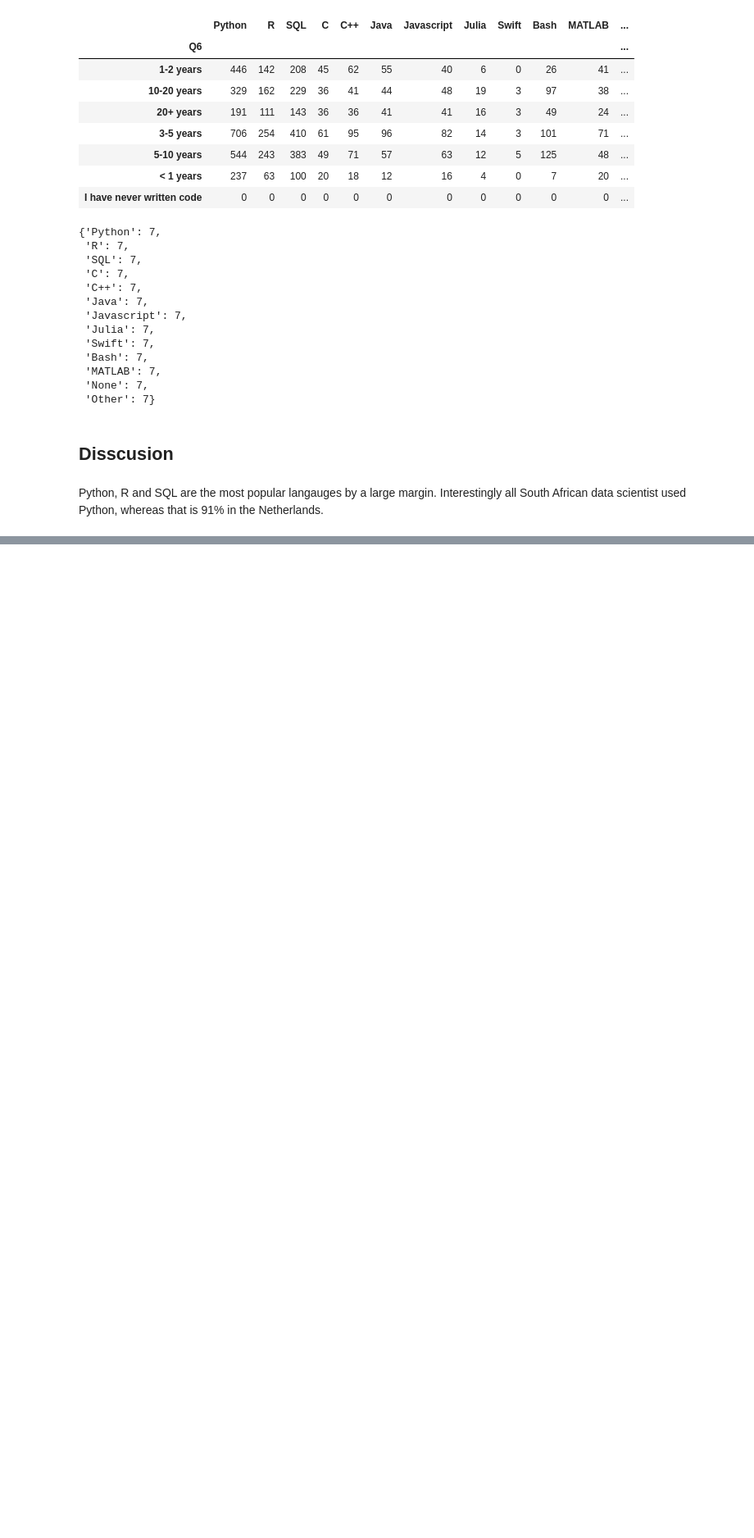
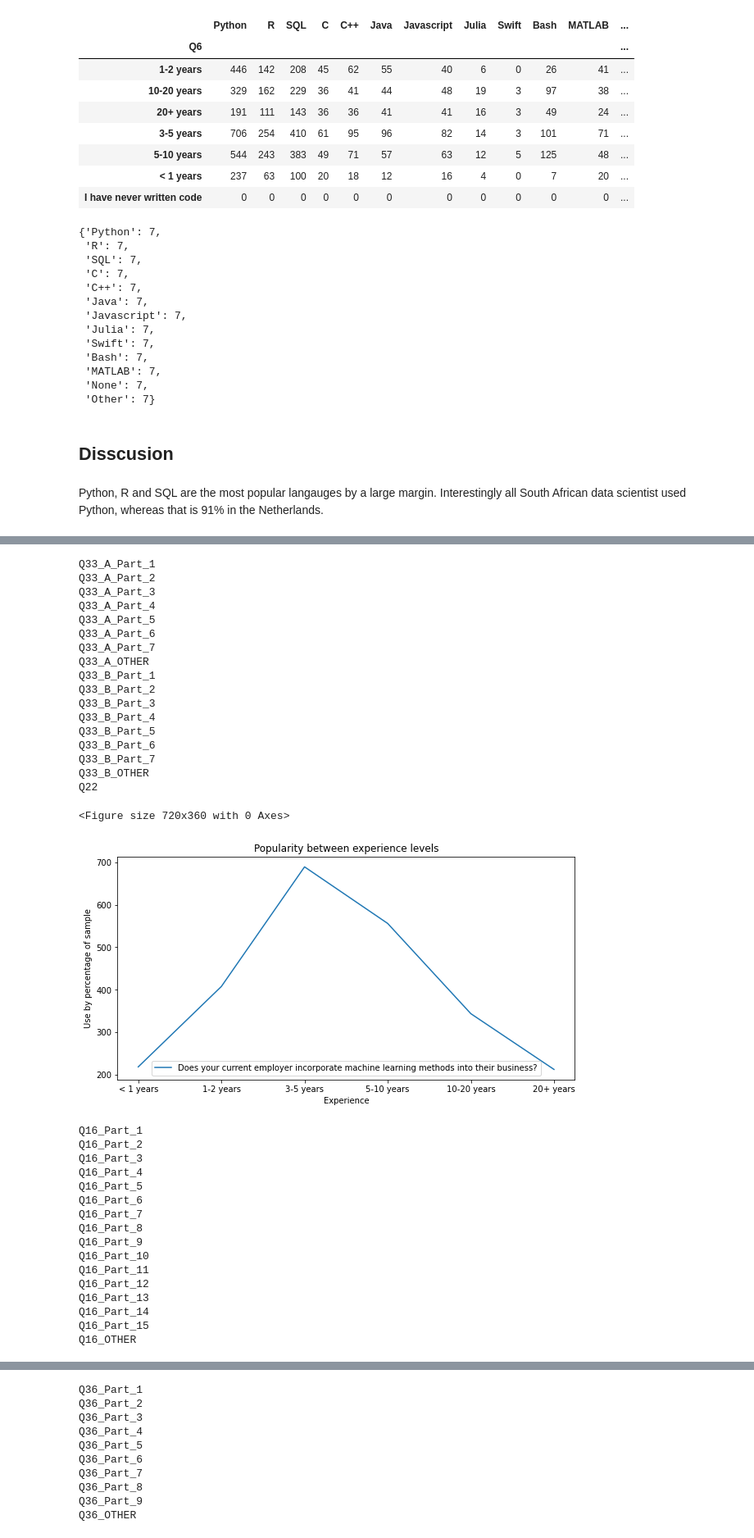
Before and after one commit to JonathanLooman/Exploratory-Analysis-into-getting-a-job-in-Data-Science, a Jupyter notebook: Aspiring Data Scientist.ipynb, the cells around one changed output, grey strips where cells are left out. Shown at 82% size. Cells and saved outputs as stored; diff of their text form; code cells hidden in the pictures; blank space fills up the shorter version.

```diff
--- a/Aspiring Data Scientist.ipynb
+++ b/Aspiring Data Scientist.ipynb
@@ -30,5 +30,9 @@ df.head()
 5 rows × 355 columns
 # %%
 for col, i in zip(df.columns,range(df.shape[1])):
-    print(col," : ",df.iloc[0, i])
+    #print(col," : ",df.iloc[0, i])
+    for x in df.iloc[0, i].split(' '):
+        if x.lower() == 'machine':
+            print(col," : ",df.iloc[0, i])
+            break
 # %% [output]
@@ -370,0 +439,56 @@ Python, R and SQL are the most popular langauges by a large margin. Interestingl
+# %%
+list_of_question_numbers = []
+
+for col, i in zip(df.columns,range(df.shape[1])):
+
+    for x in df.iloc[0, i].split(' '):
+        if x.lower() == 'machine':
+
+            #print(col," : ",df.iloc[0, i])
+            list_of_question_numbers.append(col)
+
+list_of_question_numbers = list(set([x.split('_')[0] for x in list_of_question_numbers]))
+# %%
+list_of_errors = []
+for x in list_of_question_numbers:
+    try:
+        split_by_exp(df, select_title='Data Scientist', question_num = x)
+        plt.show()
+    except:
+        list_of_errors.append(x)
+# %% [output]
+Q33_A_Part_1
+Q33_A_Part_2
+Q33_A_Part_3
+Q33_A_Part_4
+Q33_A_Part_5
+Q33_A_Part_6
+Q33_A_Part_7
+Q33_A_OTHER
+Q33_B_Part_1
+Q33_B_Part_2
+Q33_B_Part_3
+Q33_B_Part_4
+Q33_B_Part_5
+Q33_B_Part_6
+Q33_B_Part_7
+Q33_B_OTHER
+Q22
+<Figure size 720x360 with 0 Axes>
+[figure, added]
+Q16_Part_1
+Q16_Part_2
+Q16_Part_3
+Q16_Part_4
+Q16_Part_5
+Q16_Part_6
+Q16_Part_7
+Q16_Part_8
+Q16_Part_9
+Q16_Part_10
+Q16_Part_11
+Q16_Part_12
+Q16_Part_13
+Q16_Part_14
+Q16_Part_15
+Q16_OTHER
@@ -370,0 +496,10 @@ Python, R and SQL are the most popular langauges by a large margin. Interestingl
+Q36_Part_1
+Q36_Part_2
+Q36_Part_3
+Q36_Part_4
+Q36_Part_5
+Q36_Part_6
+Q36_Part_7
+Q36_Part_8
+Q36_Part_9
+Q36_OTHER
```
Also changed, not shown: parts of 14 cells of this notebook, 1 other file.
